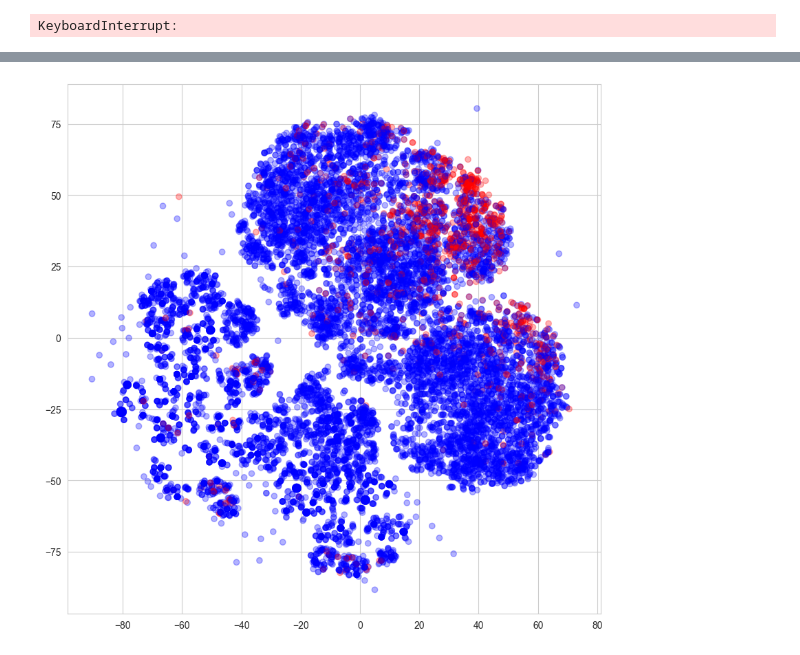
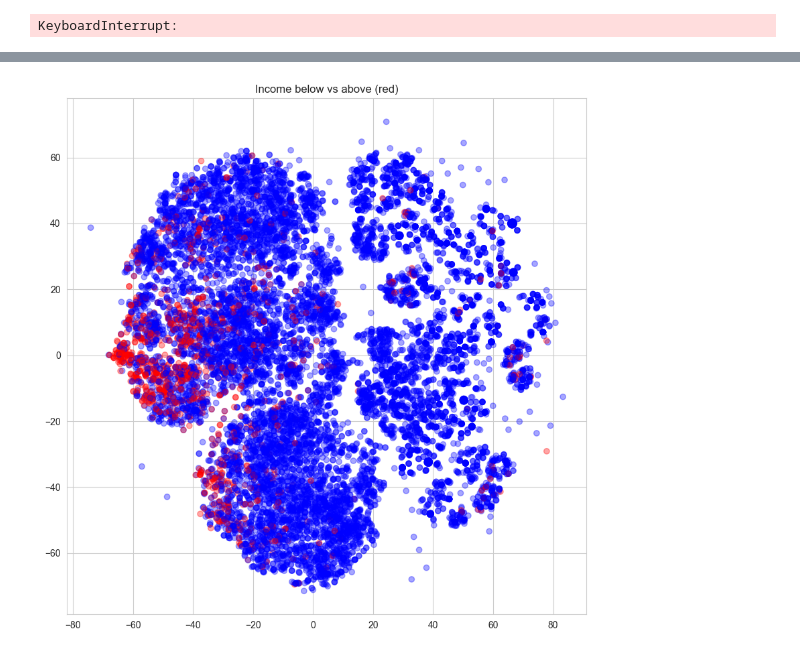
Before and after one commit to hanksnowdon/DataMiningProject, a Jupyter notebook: notebooks/02_01_TSNE.ipynb, the cells around one changed output, grey strips where cells are left out. Drawn from its saved outputs; the diff is of its cells as text; code cells hidden in the pictures.

Commit message:
last tsne

```diff
--- a/notebooks/02_01_TSNE.ipynb
+++ b/notebooks/02_01_TSNE.ipynb
@@ -63,12 +50,13 @@ Name: income_above_limit, Length: 15091, dtype: object
 # %%
 from sklearn.manifold import TSNE
-model=TSNE(learning_rate=200, perplexity=30, metric='precomputed', init='random')
+model=TSNE(learning_rate=150, perplexity=30, metric='precomputed', init='random')
 Tsne_transformed=model.fit_transform(dist_matrix)
 # %%
 plt.figure(figsize=(10,10))
 xs =Tsne_transformed[:,0]
 ys=Tsne_transformed[:,1]
-plt.scatter(xs,ys, c=col, alpha=.3)
+plt.scatter(xs,ys, c=col, alpha=.35)
+plt.title('Income below vs above (red)')
 plt.show()
 # %% [output]
-[figure, old version]
+[figure, new version]
```
Also changed, not shown: parts of 6 cells of this notebook, 1 other file.
